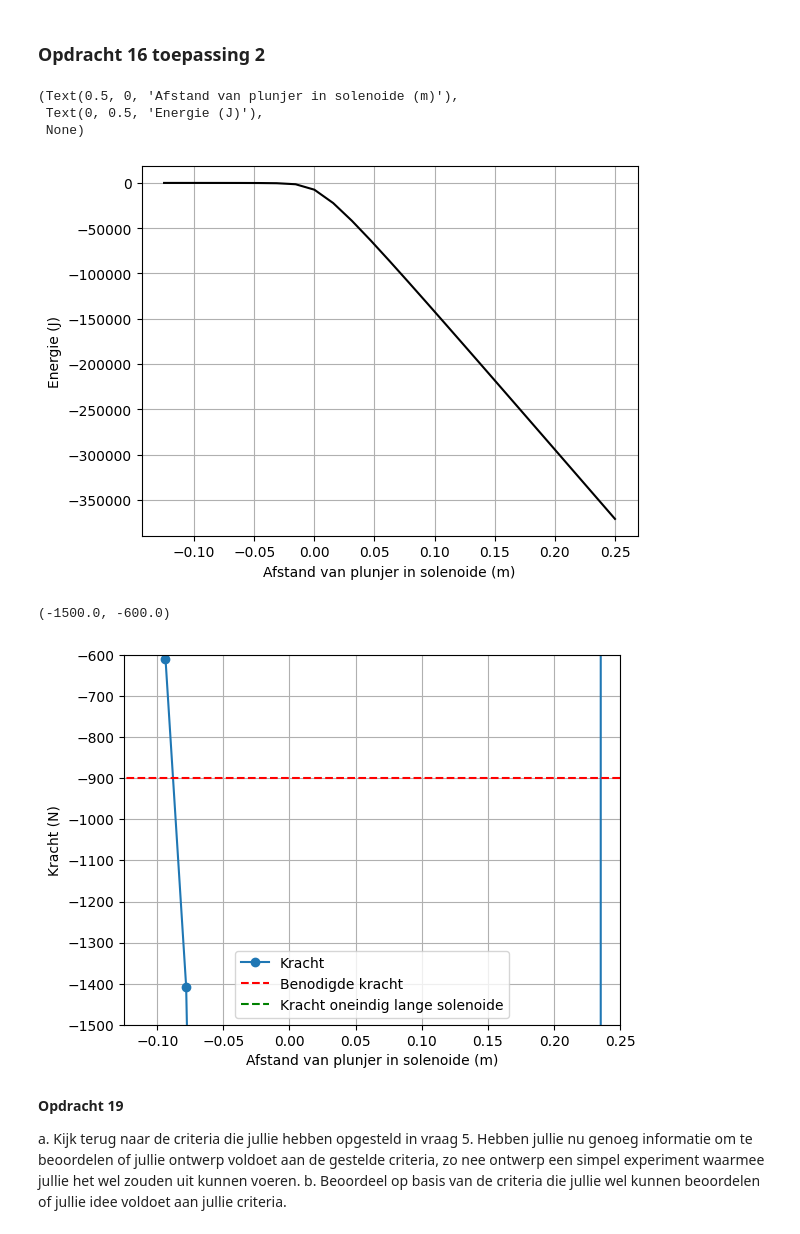
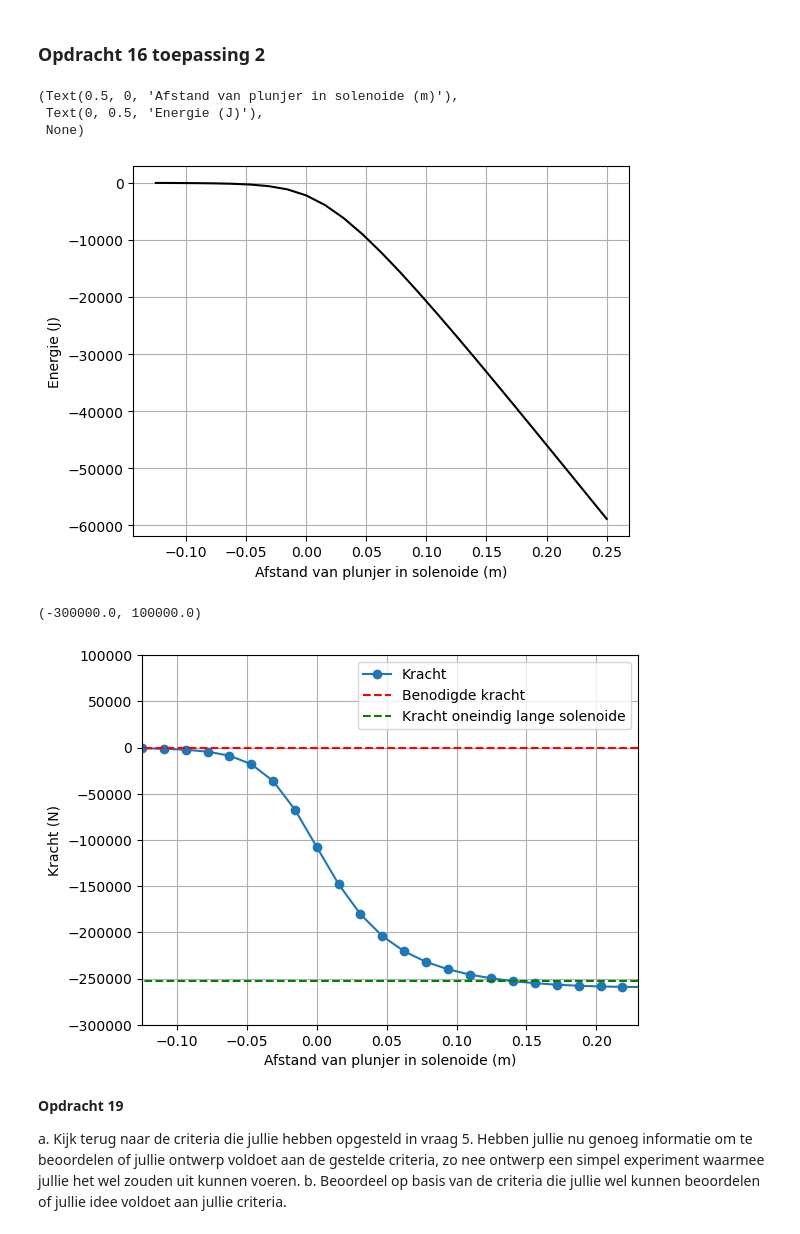
Before and after one commit to AnnetMoeleker/opdrachten-DEF-D, a Jupyter notebook: DigitaleOntwerpopdrachten/2KrachtactuatorOpdracht/2KrachtactuatorOpdracht/KrachtactuatorOpdracht.ipynb, the cells around one changed output. Drawn from its saved outputs; the diff is of its cells as text; code cells hidden in the pictures.

```diff
--- a/DigitaleOntwerpopdrachten/2KrachtactuatorOpdracht/2KrachtactuatorOpdracht/KrachtactuatorOpdracht.ipynb
+++ b/DigitaleOntwerpopdrachten/2KrachtactuatorOpdracht/2KrachtactuatorOpdracht/KrachtactuatorOpdracht.ipynb
@@ -677,27 +677,17 @@ De deuractuator moet een kracht van 40 N kunnen leveren. Wanneer de plunjer zich
 
 Voer opdrachten 15 en 16 uit voor jouw eigen gekozen toepassingen.
 # %%
-#Kippenhokdeur \
+#Kippenhokdeur
 L_sol = 0.3
 r_sol= 0.02
 L_draad = 233.75
 I=0.5
-N =  l_draad/(r_sol*2*np.pi)
+N =  L_draad/(r_sol*2*np.pi)
 n = int(N/L_sol) #spoed
+
 r_field = np.array([0,0,0]) #punt in midden van solenoide
 analytical_answer = n*I #met I=0.500 A voor deuractuator
 print("Het H-veld in een oneindig lange spoel heeft een grootte van:", analytical_answer, "A/m")
-
-#berekent H-veld voor spoel
-def dH_spoel(r_field, dl):
-    H_total = np.array([0.0, 0.0, 0.0])
-    for i in range(len(dl)):
-        r_source = np.array([ (x[i] + x[i+1]) / 2, (y[i] + y[i+1]) / 2, (z[i] + z[i+1]) / 2])
-        dH_vector = field_current_element(r_field, r_source, dl[i], I)
-        H_total += dH_vector  #totale H veld
-    return H_total
-
-
 
 H_vorige = 0
 #Loop om voor een verschillend aantal dH-elementen de totale H te berekenen en te vergelijken met analytische antwoord
@@ -708,7 +698,7 @@ for i in range(2,2000):
     H = np.linalg.norm(dH_spoel(r_field, dl))  #de dH_spoel geeft een vector bijna alleen in z-richting, dus linalgnorm geeft de grootte van het totale H-veld
 
     #vergelijken met analytisch antwoord
-    if H > 0.99*0.5*n and abs(H - H_vorige) / abs(H_vorige) < 0.01:            #met I=0.500 A voor deuractuator
+    if H > 0.99*0.5*n and abs(H - H_vorige) / abs(H_vorige) < 0.1:            #met I=0.500 A
         print("Het H-veld heeft een grootte van %.3f A/m" % H)
         print("Berekend op basis van", i, "aantal dH-componenten.")
 
@@ -802,22 +791,12 @@ L_sol = 0.5
 r_sol= 0.06
 L_draad = 28.05
 I=180
-N =  l_draad/(r_sol*2*np.pi)
+N =  L_draad/(r_sol*2*np.pi)
 n = int(N/L_sol) #spoed
+
 r_field = np.array([0,0,0]) #punt in midden van solenoide
 analytical_answer = n*I
 print("Het H-veld in een oneindig lange spoel heeft een grootte van:", analytical_answer, "A/m")
-
-#berekent H-veld voor spoel
-def dH_spoel(r_field, dl):
-    H_total = np.array([0.0, 0.0, 0.0])
-    for i in range(len(dl)):
-        r_source = np.array([ (x[i] + x[i+1]) / 2, (y[i] + y[i+1]) / 2, (z[i] + z[i+1]) / 2])
-        dH_vector = field_current_element(r_field, r_source, dl[i], I)
-        H_total += dH_vector  #totale H veld
-    return H_total
-
-
 
 H_vorige = 0
 #Loop om voor een verschillend aantal dH-elementen de totale H te berekenen en te vergelijken met analytische antwoord
@@ -828,7 +807,7 @@ for i in range(2,2000):
     H = np.linalg.norm(dH_spoel(r_field, dl))  #de dH_spoel geeft een vector bijna alleen in z-richting, dus linalgnorm geeft de grootte van het totale H-veld
 
     #vergelijken met analytisch antwoord
-    if H > 0.99*0.5*n and abs(H - H_vorige) / abs(H_vorige) < 0.01:            #met I=0.500 A voor deuractuator
+    if H > 0.99*180*n and abs(H - H_vorige) / abs(H_vorige) < 0.0001:            #met I=180 A
         print("Het H-veld heeft een grootte van %.3f A/m" % H)
         print("Berekend op basis van", i, "aantal dH-componenten.")
 
@@ -900,21 +878,21 @@ plt.xlabel('Afstand van plunjer in solenoide (m)'), plt.ylabel('Energie (J)'), p
 (Text(0.5, 0, 'Afstand van plunjer in solenoide (m)'),
  Text(0, 0.5, 'Energie (J)'),
  None)
-[figure, old version]
+[figure, new version]
 # %%
 force_analytical = -mu0*mu_r*np.pi*r_sol**2*int(N)**2*I**2/2/L_sol**2 # Kracht uitrekenen numeriek (voor oneindig lange solenoide)
 force_numerical=np.diff(Wz, n=1, append=[0])/(z_ax[1] - z_ax[0]) # Kracht uitrekenen (op basis van F=dW/dz)
 
 # Plotting the results
 plt.plot(L_sol/2 - z_ax, np.flipud(force_numerical), '-o', label='Kracht')
 plt.plot(L_sol/2 - z_ax, (-900)*np.ones(n_ax), '--r', label='Benodigde kracht')
 plt.plot(L_sol/2 - z_ax, force_analytical*np.ones(n_ax), '--g', label='Kracht oneindig lange solenoide')
 plt.xlabel('Afstand van plunjer in solenoide (m)'), plt.ylabel('Kracht (N)'), plt.grid(), plt.legend()
-plt.xlim(min(L_sol/2 - z_ax),0.25)
-plt.ylim(-1500,-600)
+plt.xlim(min(L_sol/2 - z_ax),0.23)
+plt.ylim(-0.3e6,0.1e6)
 # %% [output]
-(-1500.0, -600.0)
+(-300000.0, 100000.0)
-[figure, old version]
+[figure, new version]
 # %% [markdown]
 **Opdracht 19**
 
```
Also changed, not shown: parts of 11 cells of this notebook.
